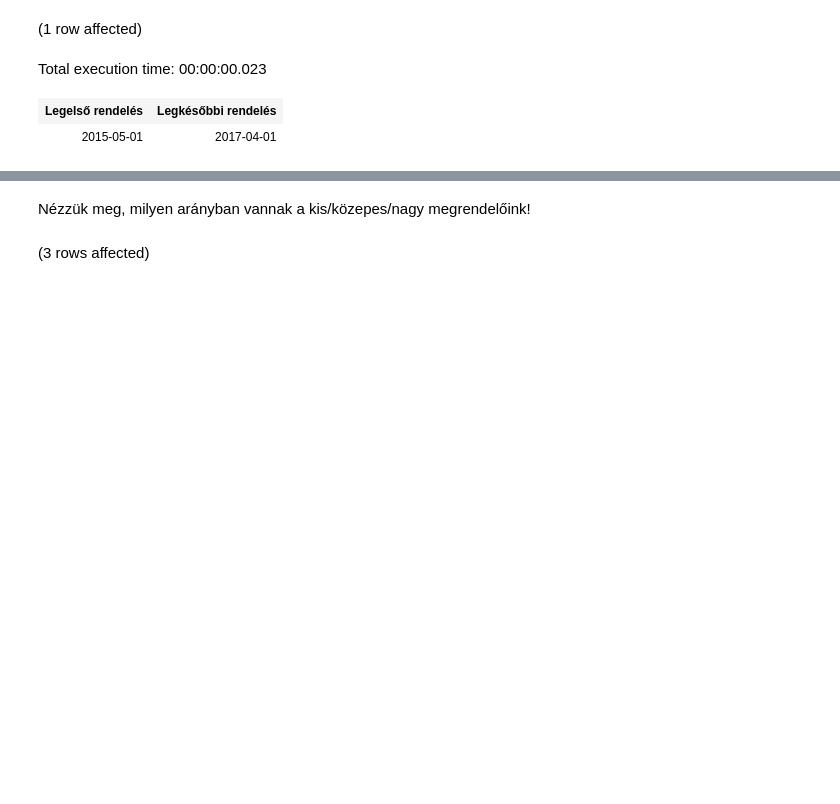
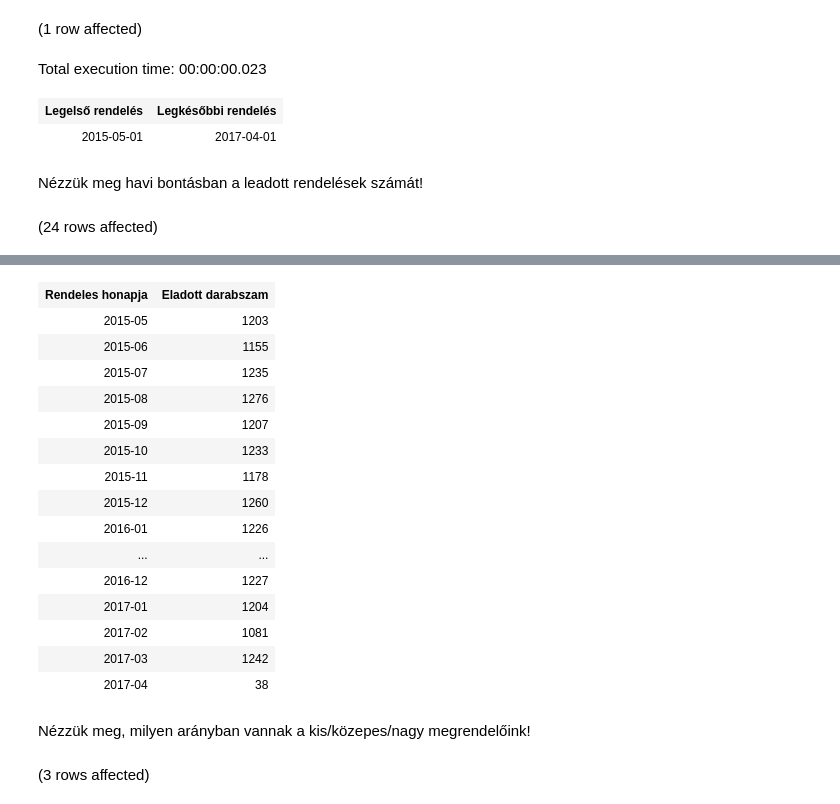
Before and after one commit to szosszi/adatbazis, a Jupyter notebook: hazi_feladat.ipynb, the cells around one changed output, grey strips where cells are left out. Drawn from its saved outputs; the diff is of its cells as text; code cells hidden in the pictures; blank space fills up the shorter version.

```diff
--- a/hazi_feladat.ipynb
+++ b/hazi_feladat.ipynb
@@ -125,3 +125,14 @@ FROM Rendeles
 Total execution time: 00:00:00.023
 | Legelső rendelés | Legkésőbbi rendelés |
 | 2015-05-01 | 2017-04-01 |
+# %% [markdown]
+Nézzük meg havi bontásban a leadott rendelések számát!
+# %%
+SELECT LEFT(REND_DATUM, 7) AS 'Rendeles honapja',
+    COUNT(SORSZAM) AS 'Eladott darabszam'
+
+FROM Rendeles
+GROUP BY LEFT(REND_DATUM, 7)
+ORDER BY LEFT(REND_DATUM, 7)
+# %% [output]
+(24 rows affected)
@@ -128,3 +140,19 @@ Total execution time: 00:00:00.023
+| Rendeles honapja | Eladott darabszam |
+| 2015-05 | 1203 |
+| 2015-06 | 1155 |
+| 2015-07 | 1235 |
+| 2015-08 | 1276 |
+| 2015-09 | 1207 |
+| 2015-10 | 1233 |
+| 2015-11 | 1178 |
+| 2015-12 | 1260 |
+| 2016-01 | 1226 |
+| ... | ... |
+| 2016-12 | 1227 |
+| 2017-01 | 1204 |
+| 2017-02 | 1081 |
+| 2017-03 | 1242 |
+| 2017-04 | 38 |
 # %% [markdown]
 Nézzük meg, milyen arányban vannak a kis/közepes/nagy megrendelőink!
 # %%
```
Also changed, not shown: parts of 1 cell of this notebook.
